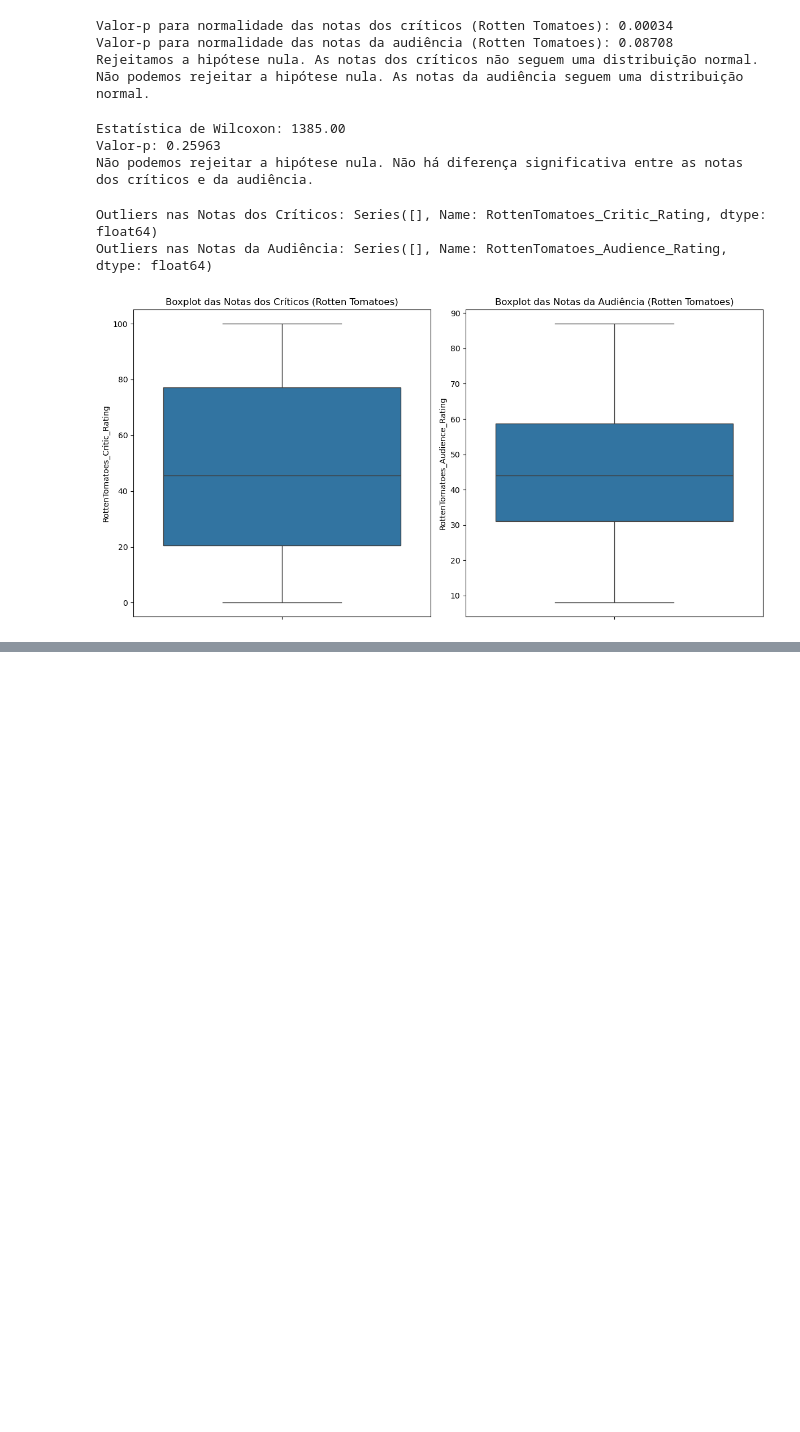
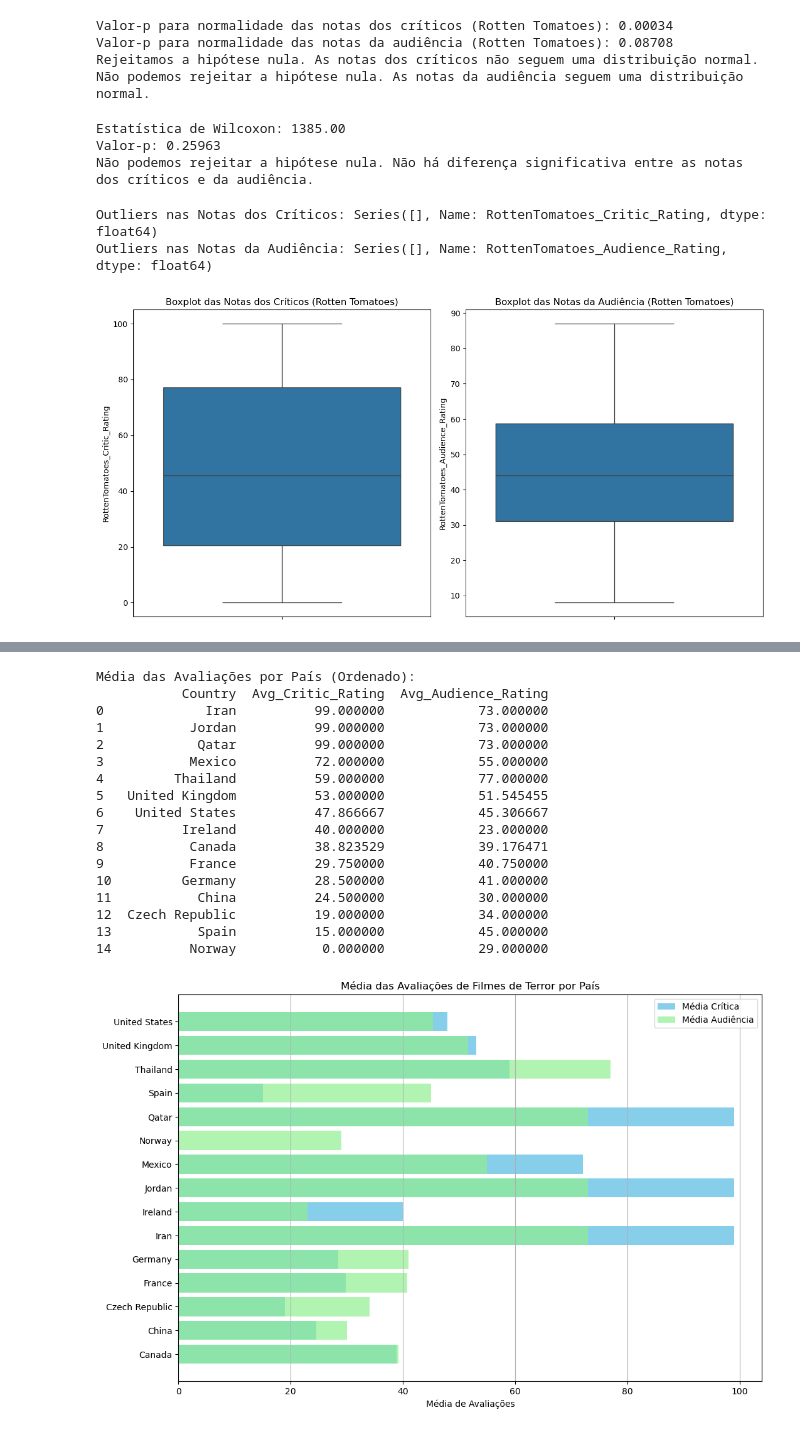
Before and after one commit to Gab0502/cp4DataScience, a Jupyter notebook: cp.ipynb, the cells around one changed output, grey strips where cells are left out. Cells and saved outputs as stored; diff of their text form; code cells hidden in the pictures; blank space fills up the shorter version.

```diff
--- a/cp.ipynb
+++ b/cp.ipynb
@@ -420,0 +500,70 @@ Outliers nas Notas da Audiência: Series([], Name: RottenTomatoes_Audience_Ratin
+# %%
+
+if 'country' in horror_df.columns and 'RottenTomatoes_Critic_Rating' in horror_df.columns and 'RottenTomatoes_Audience_Rating' in horror_df.columns:
+
+
+    horror_df_expanded = horror_df.copy()
+    horror_df_expanded['country'] = horror_df_expanded['country'].str.split(', ')
+
+
+    horror_df_expanded = horror_df_expanded.explode('country')
+
+
+    region_grouped = horror_df_expanded.groupby('country').agg({
+        'RottenTomatoes_Critic_Rating': 'mean',
+        'RottenTomatoes_Audience_Rating': 'mean'
+    }).reset_index()
+
+
+    region_grouped.columns = ['Country', 'Avg_Critic_Rating', 'Avg_Audience_Rating']
+
+
+
+
+    sorted_region_grouped = region_grouped.sort_values(by=['Avg_Critic_Rating', 'Avg_Audience_Rating'], ascending=[False, False]).reset_index(drop=True)
+
+
+    print("Média das Avaliações por País (Ordenado):")
+    print(sorted_region_grouped)
+
+
+    plt.figure(figsize=(12, 8))
+
+
+    plt.barh(region_grouped['Country'], region_grouped['Avg_Critic_Rating'], color='skyblue', label='Média Crítica')
+
+
+    plt.barh(region_grouped['Country'], region_grouped['Avg_Audience_Rating'], color='lightgreen', alpha=0.7, label='Média Audiência')
+
+
+    plt.xlabel('Média de Avaliações')
+    plt.title('Média das Avaliações de Filmes de Terror por País')
+    plt.legend()
+    plt.grid(axis='x')
+
+
+
+
+
+    plt.show()
+else:
+    print("Colunas necessárias não encontradas. Verifique os nomes das colunas.")
+# %% [output]
+Média das Avaliações por País (Ordenado):
+           Country  Avg_Critic_Rating  Avg_Audience_Rating
+0             Iran          99.000000            73.000000
+1           Jordan          99.000000            73.000000
+2            Qatar          99.000000            73.000000
+3           Mexico          72.000000            55.000000
+4         Thailand          59.000000            77.000000
+5   United Kingdom          53.000000            51.545455
+6    United States          47.866667            45.306667
+7          Ireland          40.000000            23.000000
+8           Canada          38.823529            39.176471
+9           France          29.750000            40.750000
+10         Germany          28.500000            41.000000
+11           China          24.500000            30.000000
+12  Czech Republic          19.000000            34.000000
+13           Spain          15.000000            45.000000
+14          Norway           0.000000            29.000000
+[figure, added]
```
Also changed, not shown: parts of 13 cells of this notebook.
